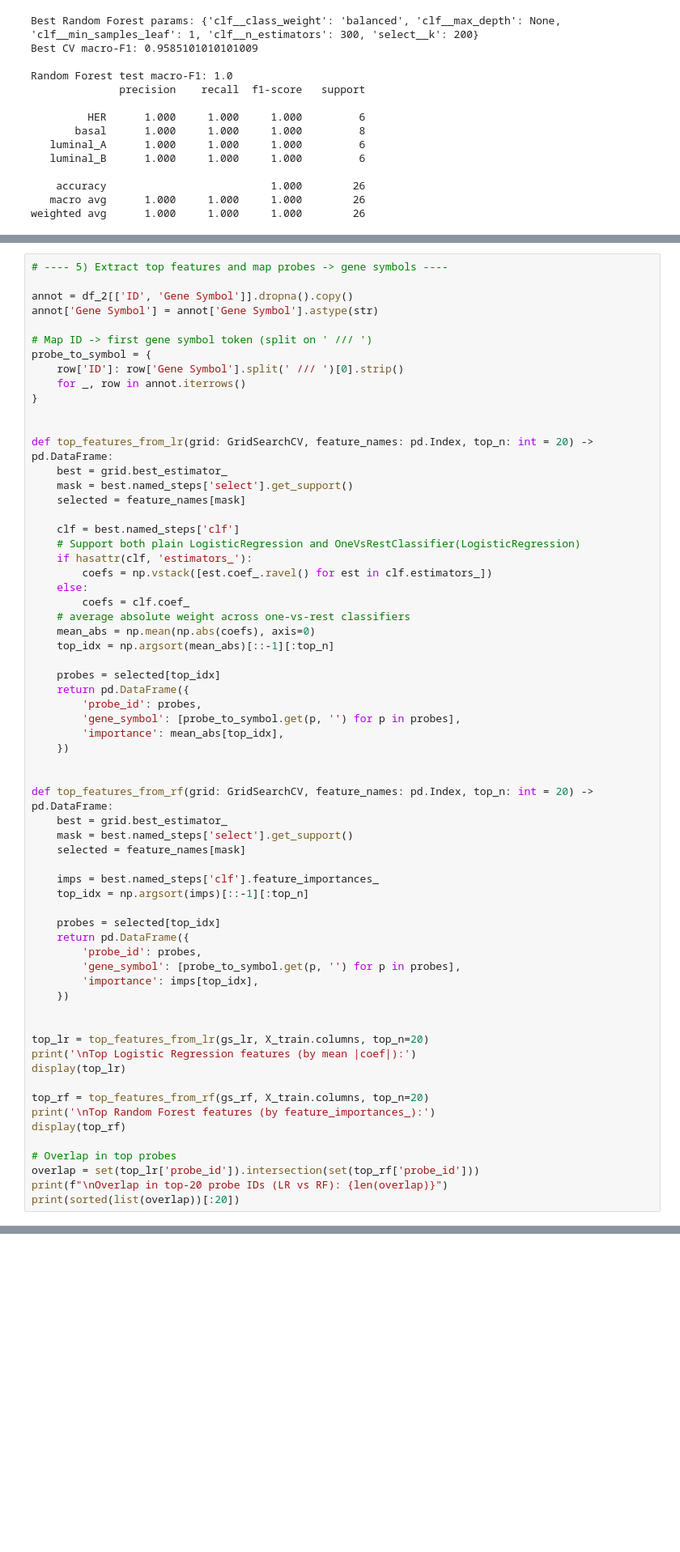
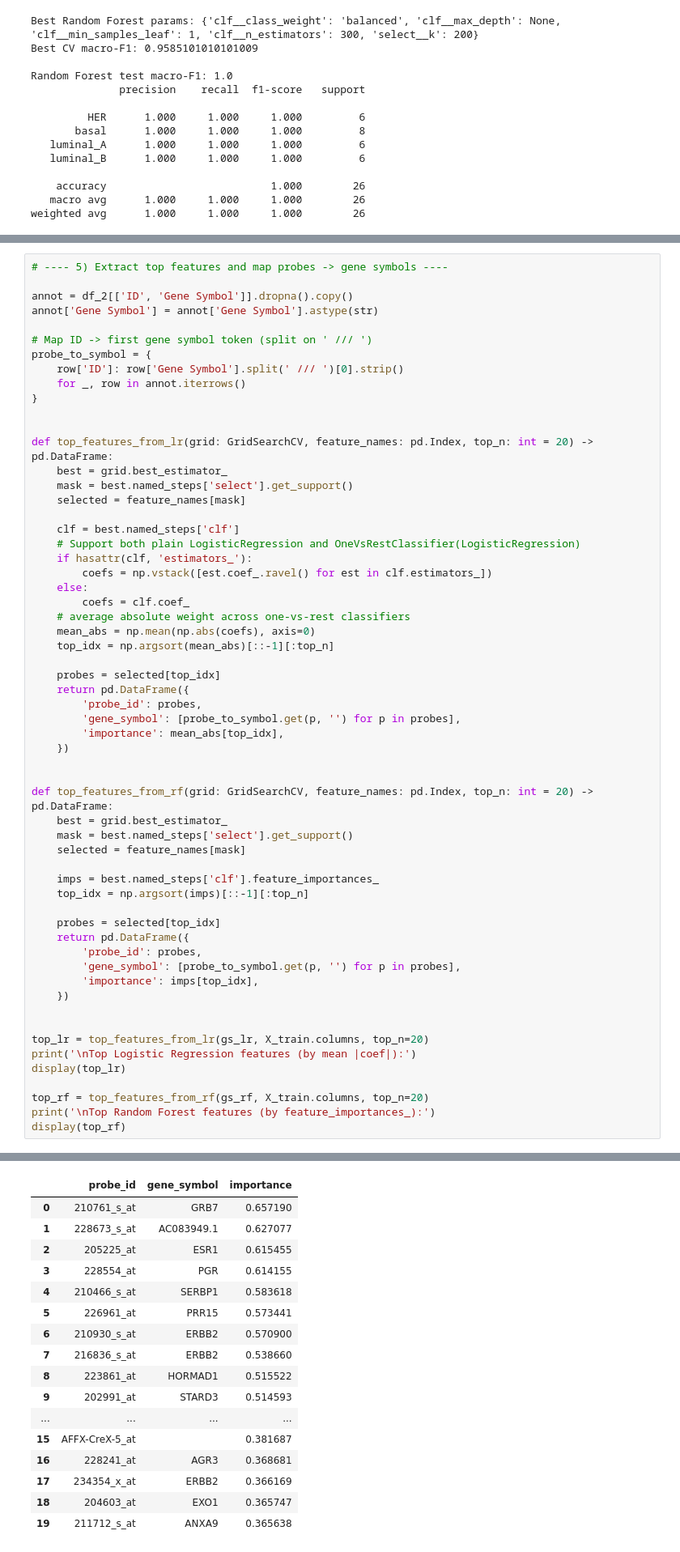
Before and after one commit to COGS108/Group099_WI26, a Jupyter notebook: 03-FinalProject.ipynb, the cells around one changed output, grey strips where cells are left out. Shown at 81% size. Cells and saved outputs as stored; diff of their text form; blank space fills up the shorter version.

```diff
--- a/03-FinalProject.ipynb
+++ b/03-FinalProject.ipynb
@@ -492,8 +592,4 @@ display(top_lr)
 top_rf = top_features_from_rf(gs_rf, X_train.columns, top_n=20)
 print('\nTop Random Forest features (by feature_importances_):')
 display(top_rf)
-
-# Overlap in top probes
-overlap = set(top_lr['probe_id']).intersection(set(top_rf['probe_id']))
-print(f"\nOverlap in top-20 probe IDs (LR vs RF): {len(overlap)}")
-print(sorted(list(overlap))[:20])
+# %% [output]
@@ -499,0 +597,17 @@ print(sorted(list(overlap))[:20])
+|  | probe_id | gene_symbol | importance |
+| 0 | 210761_s_at | GRB7 | 0.657190 |
+| 1 | 228673_s_at | AC083949.1 | 0.627077 |
+| 2 | 205225_at | ESR1 | 0.615455 |
+| 3 | 228554_at | PGR | 0.614155 |
+| 4 | 210466_s_at | SERBP1 | 0.583618 |
+| 5 | 226961_at | PRR15 | 0.573441 |
+| 6 | 210930_s_at | ERBB2 | 0.570900 |
+| 7 | 216836_s_at | ERBB2 | 0.538660 |
+| 8 | 223861_at | HORMAD1 | 0.515522 |
+| 9 | 202991_at | STARD3 | 0.514593 |
+| ... | ... | ... | ... |
+| 15 | AFFX-CreX-5_at |  | 0.381687 |
+| 16 | 228241_at | AGR3 | 0.368681 |
+| 17 | 234354_x_at | ERBB2 | 0.366169 |
+| 18 | 204603_at | EXO1 | 0.365747 |
+| 19 | 211712_s_at | ANXA9 | 0.365638 |
```
Also changed, not shown: parts of 11 cells of this notebook.
